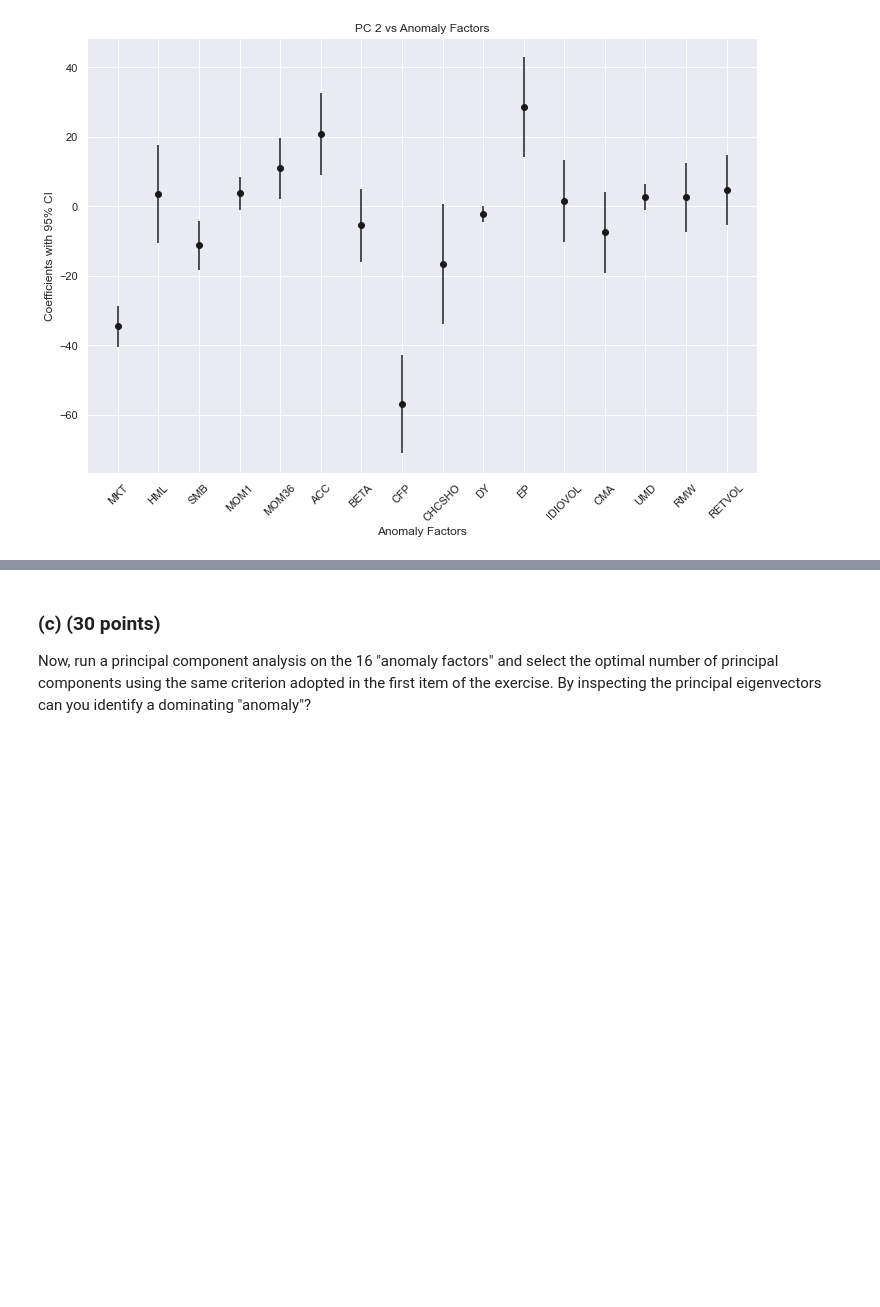
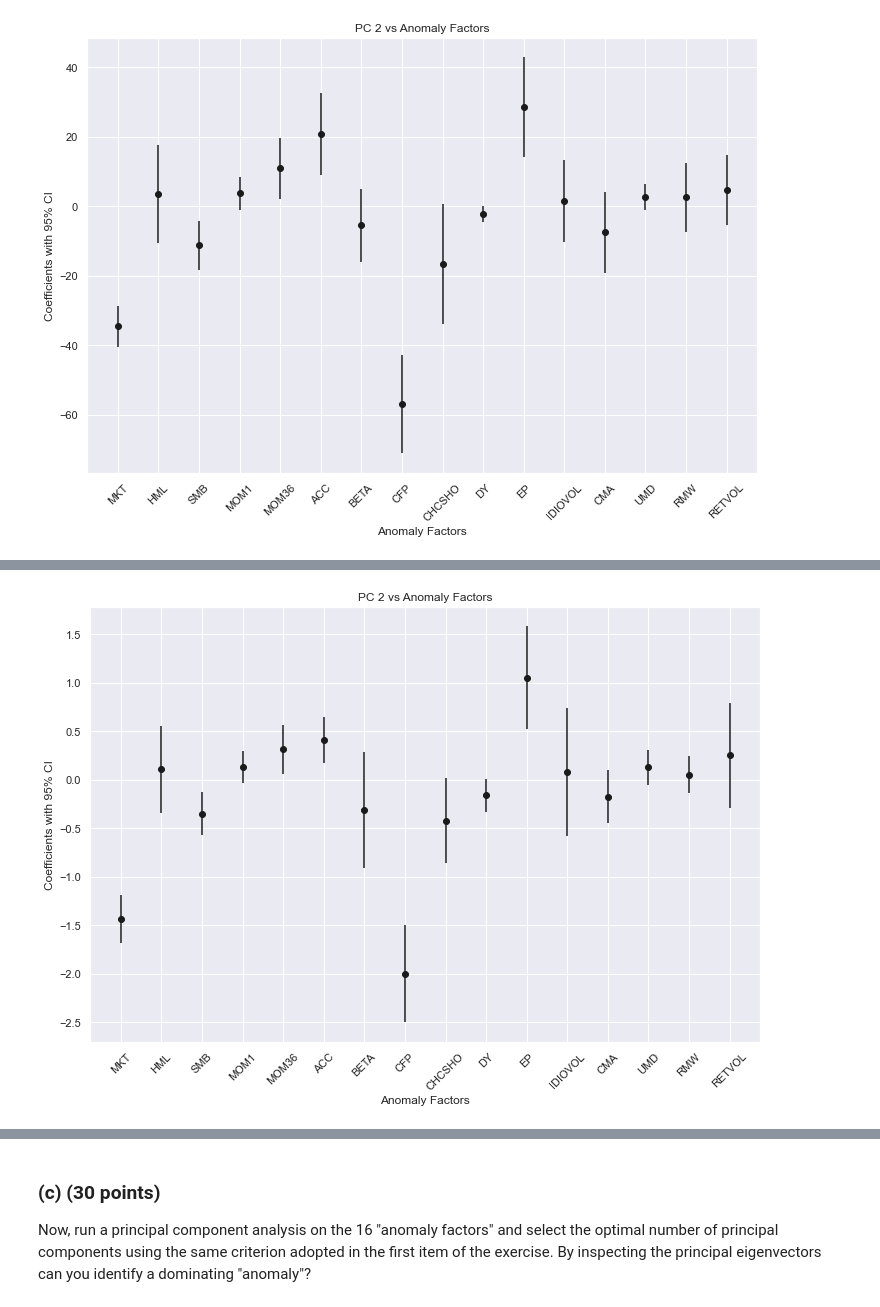
Before and after one commit to guimasuko/AssignmentEconometricsIV, a Jupyter notebook: code/q1_python.ipynb, the cells around one changed output, grey strips where cells are left out. Cells and saved outputs as stored; diff of their text form; code cells hidden in the pictures; blank space fills up the shorter version.

```diff
--- a/code/q1_python.ipynb
+++ b/code/q1_python.ipynb
@@ -315,0 +376,4 @@ pc2 = OLS_regression(y = pca_rt, X = factors, y_column = "PC 2")
+# %%
+pc2std = OLS_regression(y = pc_ret_rt, X = standardized_factors, y_column = "PC 2", is_pc = False)
+# %% [output]
+[figure, added]
```
Also changed, not shown: parts of 49 cells of this notebook, 2 other files.
